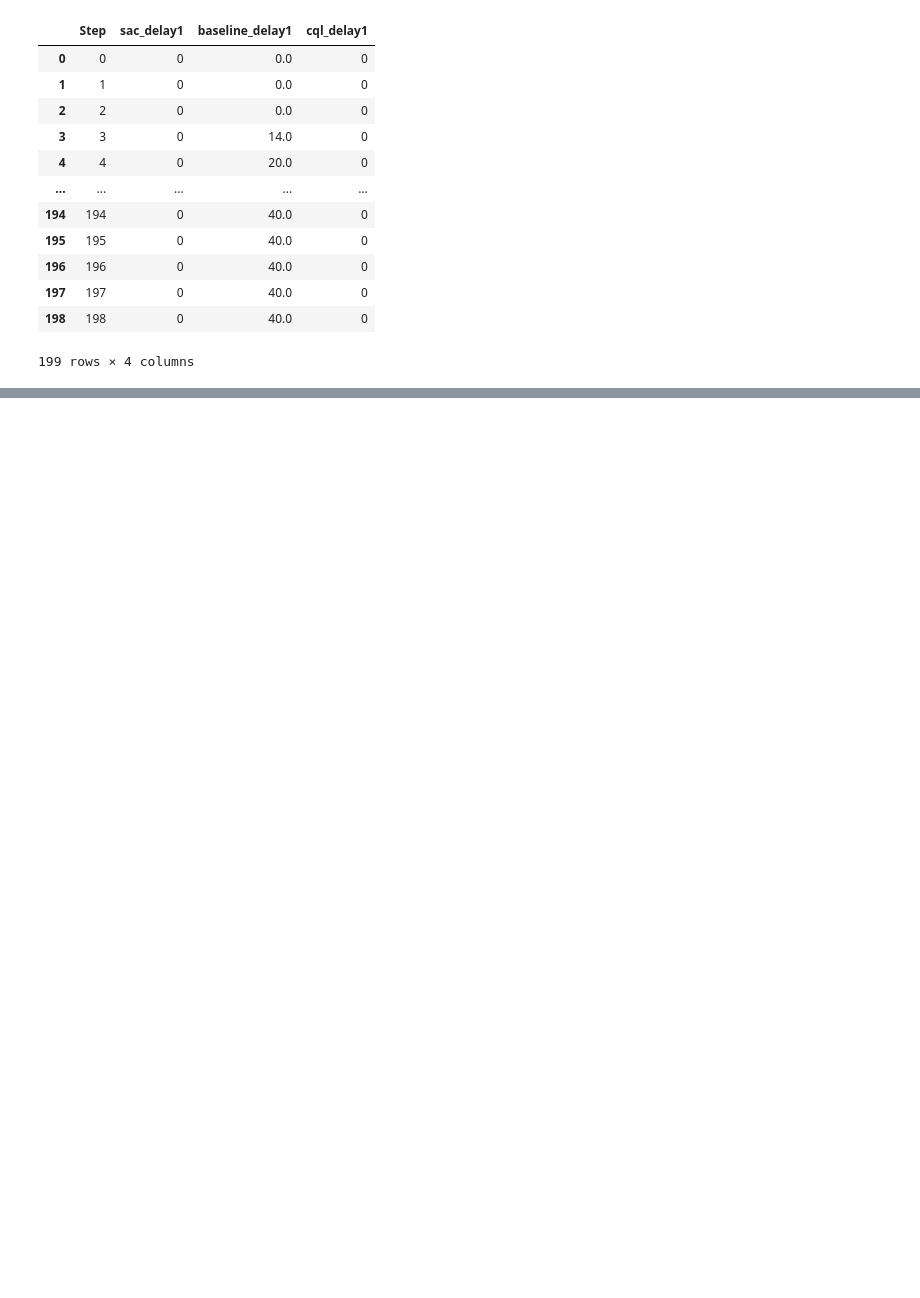
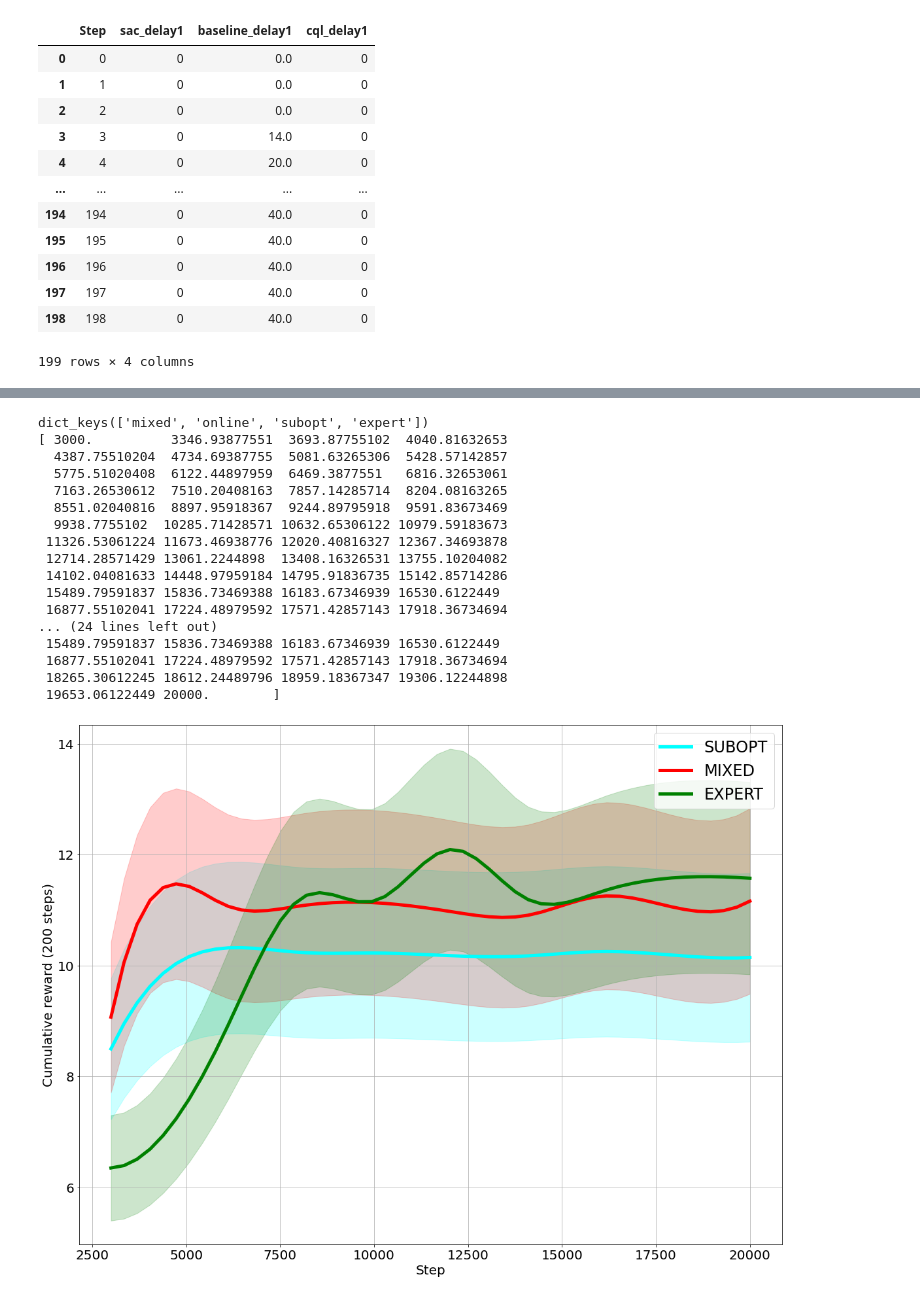
Before and after one commit to kuny1240/networkgym, a Jupyter notebook: paint_figures.ipynb, the cells around one changed output, grey strips where cells are left out. Saved outputs shown, nothing was run; the diff lists cells and outputs as text; code cells hidden in the pictures; blank space fills up the shorter version.

```diff
--- a/paint_figures.ipynb
+++ b/paint_figures.ipynb
@@ -115,0 +232,76 @@ plot_agents_performance(scene1_delay1_df, "delay1", "Delay Violation Rate")
+# %%
+import pandas as pd
+from CleanRL_agents import SACAgent
+import numpy as np
+from utils.utils import *
+import glob
+import matplotlib.pyplot as plt
+from scipy.interpolate import interp1d
+from scipy.signal import savgol_filter
+
+def plot_agents_performance(df, ylabel, agents):
+    colors = {"online": "blue", "expert": "green", "mixed": "red", "subopt": "cyan"}
+    plt.figure(figsize=(16,12))
+    for agent in agents:
+        x = df[agent]["Step"]
+        y = df[agent][f"avg_reward"]
+        f = interp1d(x, y, kind="cubic")
+        xnew = np.linspace(3000, 20000, num=50)
+        print(xnew)
+        ynew = f(xnew)
+
+        plt.plot(xnew, savgol_filter(ynew,5,3), label=agent.upper(), color=colors[agent], lw = 5)
+        plt.fill_between(xnew, ynew - ynew* 0.15, ynew + ynew * 0.15, alpha=0.2, color=colors[agent])
+    # plt.plot(xnew, np.zeros(50) + 5.935, label="Load Based", color="orange", ls= "--", lw = 5)
+    # plt.plot(xnew,  np.zeros(50) - 3.032, label="Delay Based", color="red", ls = "--", lw = 5)
+    # plt.title(f"Delay violation rate for Slice {slice_name.capitalize()[-1]}", fontsize=20)
+    plt.xlabel("Step", fontsize=20)
+    plt.ylabel(ylabel, fontsize=20)
+    plt.legend(fontsize=24)
+    plt.xticks(fontsize=20)
+    plt.yticks(fontsize=20)
+    plt.grid(True)
+    plt.tight_layout()
+    # plt.savefig(f"./exp_results/delay_violation_rate_slice_{slice_name}_scene0.png")
+    plt.show()
+
+
+pattern = "./exp_results/offline*.csv"
+
+res_dict = {}
+
+for file in glob.glob(pattern):
+
+    exp = file.split("/")[2].split("_")[1].split(".")[0]
+
+    if exp not in res_dict:
+        res_dict[exp] = pd.read_csv(file)
+        if exp == "online":
+            res_dict[exp]["avg_reward"] = res_dict[exp]["avg_reward"] * 2 + 2.5
+        if exp == "mixed":
+            res_dict[exp]["avg_reward"] = res_dict[exp]["avg_reward"] + 0.5
+
+
+print(res_dict.keys())
+
+
+plot_agents_performance(res_dict, "Cumulative reward (200 steps)", ["subopt", "mixed", "expert"])
+# %% [output]
+dict_keys(['mixed', 'online', 'subopt', 'expert'])
+[ 3000.          3346.93877551  3693.87755102  4040.81632653
+  4387.75510204  4734.69387755  5081.63265306  5428.57142857
+  5775.51020408  6122.44897959  6469.3877551   6816.32653061
+  7163.26530612  7510.20408163  7857.14285714  8204.08163265
+  8551.02040816  8897.95918367  9244.89795918  9591.83673469
+  9938.7755102  10285.71428571 10632.65306122 10979.59183673
+ 11326.53061224 11673.46938776 12020.40816327 12367.34693878
+ 12714.28571429 13061.2244898  13408.16326531 13755.10204082
+ 14102.04081633 14448.97959184 14795.91836735 15142.85714286
+ 15489.79591837 15836.73469388 16183.67346939 16530.6122449
+ 16877.55102041 17224.48979592 17571.42857143 17918.36734694
+... (24 lines left out)
+ 15489.79591837 15836.73469388 16183.67346939 16530.6122449
+ 16877.55102041 17224.48979592 17571.42857143 17918.36734694
+ 18265.30612245 18612.24489796 18959.18367347 19306.12244898
+ 19653.06122449 20000.        ]
+[figure, added]
```
Also changed, not shown: parts of 12 cells of this notebook, 15 other files.
